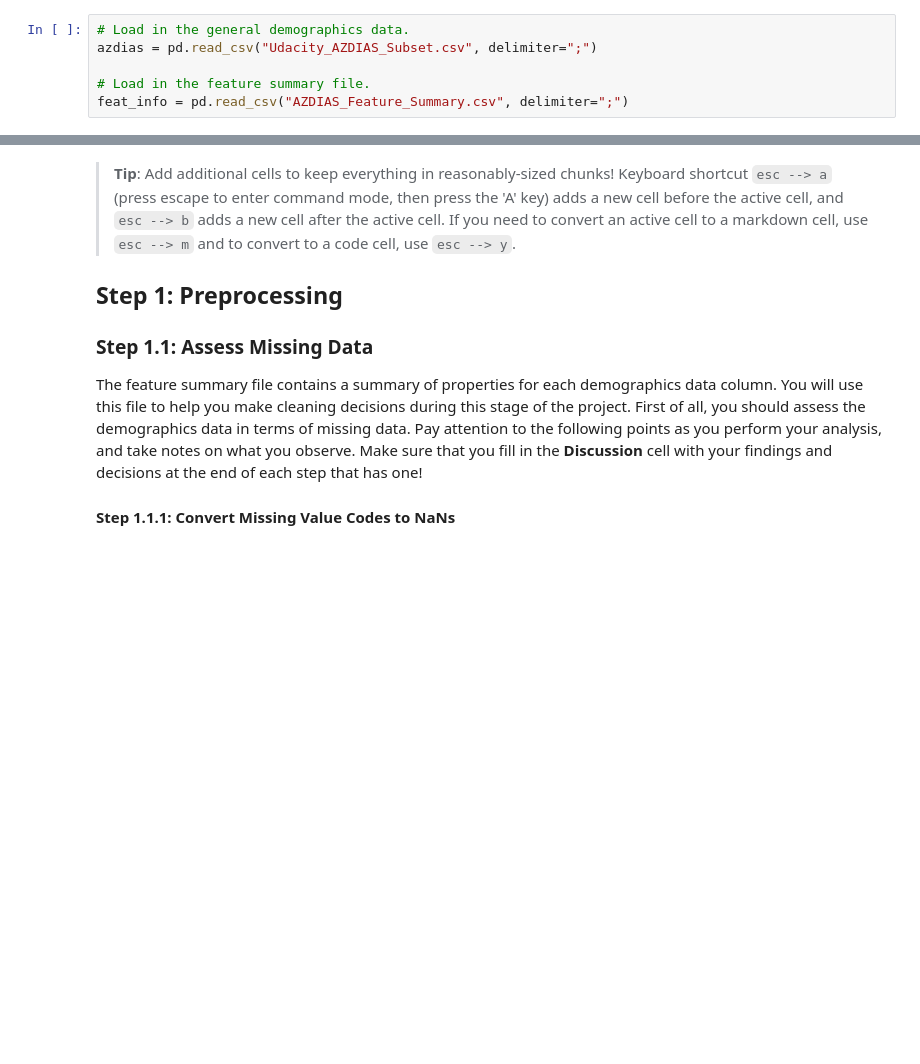
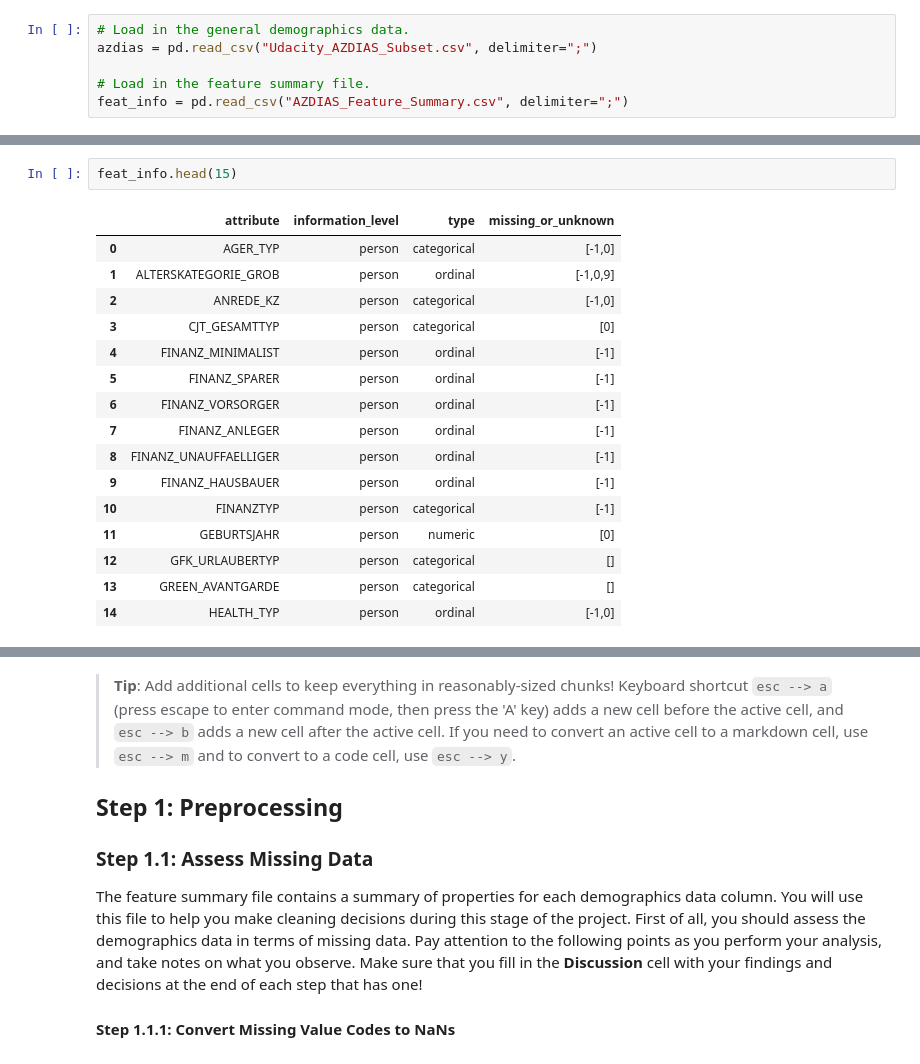
Before and after one commit to ImiGit/identify_customer_segments, a Jupyter notebook: Identify_Customer_Segments.ipynb, the cells around one changed output, grey strips where cells are left out. Saved outputs shown, nothing was run; the diff lists cells and outputs as text; blank space fills up the shorter version.

Commit message:
1.1.1 : Convert Missing Value Codes to NaNs

```diff
--- a/Identify_Customer_Segments.ipynb
+++ b/Identify_Customer_Segments.ipynb
@@ -79,0 +124,19 @@ azdias.describe
+# %%
+feat_info.head(15)
+# %% [output]
+|  | attribute | information_level | type | missing_or_unknown |
+| 0 | AGER_TYP | person | categorical | [-1,0] |
+| 1 | ALTERSKATEGORIE_GROB | person | ordinal | [-1,0,9] |
+| 2 | ANREDE_KZ | person | categorical | [-1,0] |
+| 3 | CJT_GESAMTTYP | person | categorical | [0] |
+| 4 | FINANZ_MINIMALIST | person | ordinal | [-1] |
+| 5 | FINANZ_SPARER | person | ordinal | [-1] |
+| 6 | FINANZ_VORSORGER | person | ordinal | [-1] |
+| 7 | FINANZ_ANLEGER | person | ordinal | [-1] |
+| 8 | FINANZ_UNAUFFAELLIGER | person | ordinal | [-1] |
+| 9 | FINANZ_HAUSBAUER | person | ordinal | [-1] |
+| 10 | FINANZTYP | person | categorical | [-1] |
+| 11 | GEBURTSJAHR | person | numeric | [0] |
+| 12 | GFK_URLAUBERTYP | person | categorical | [] |
+| 13 | GREEN_AVANTGARDE | person | categorical | [] |
+| 14 | HEALTH_TYP | person | ordinal | [-1,0] |
```
Also changed, not shown: parts of 10 cells of this notebook.
